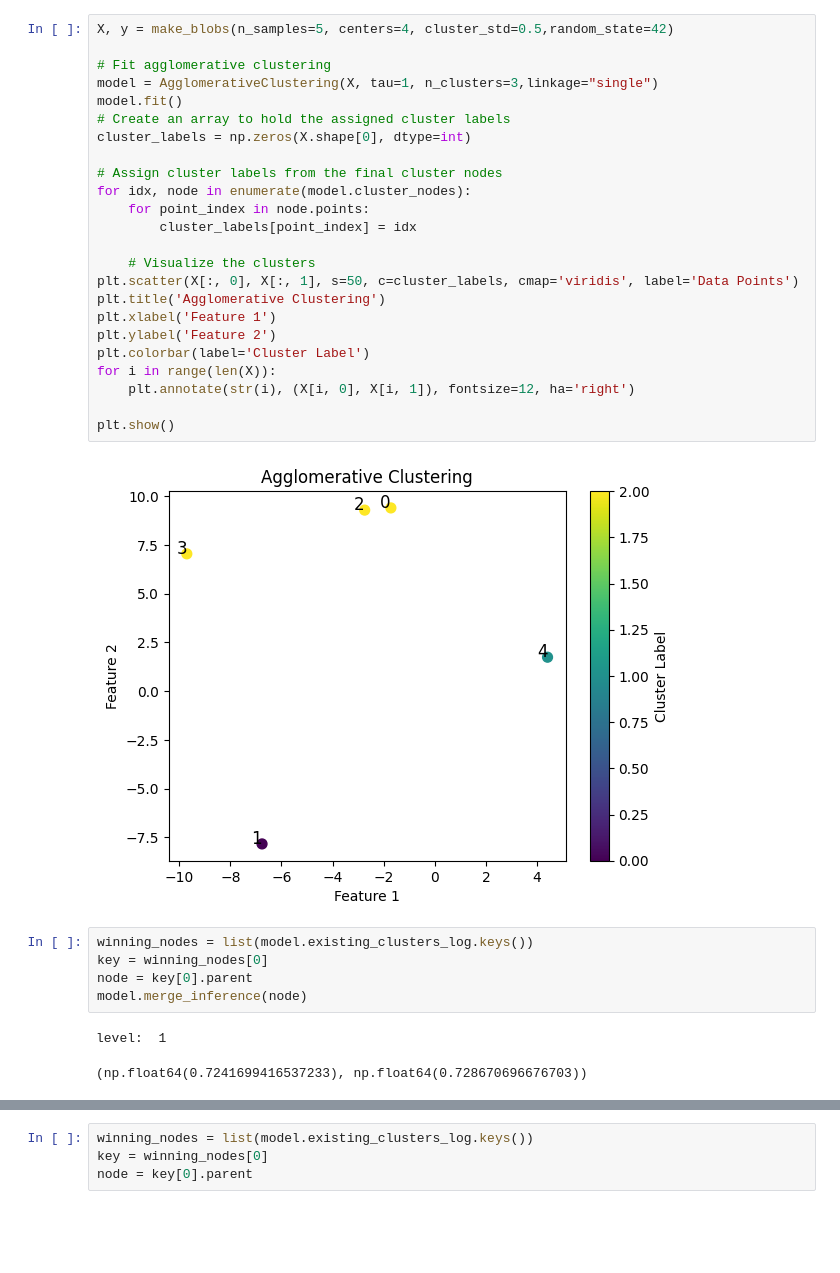
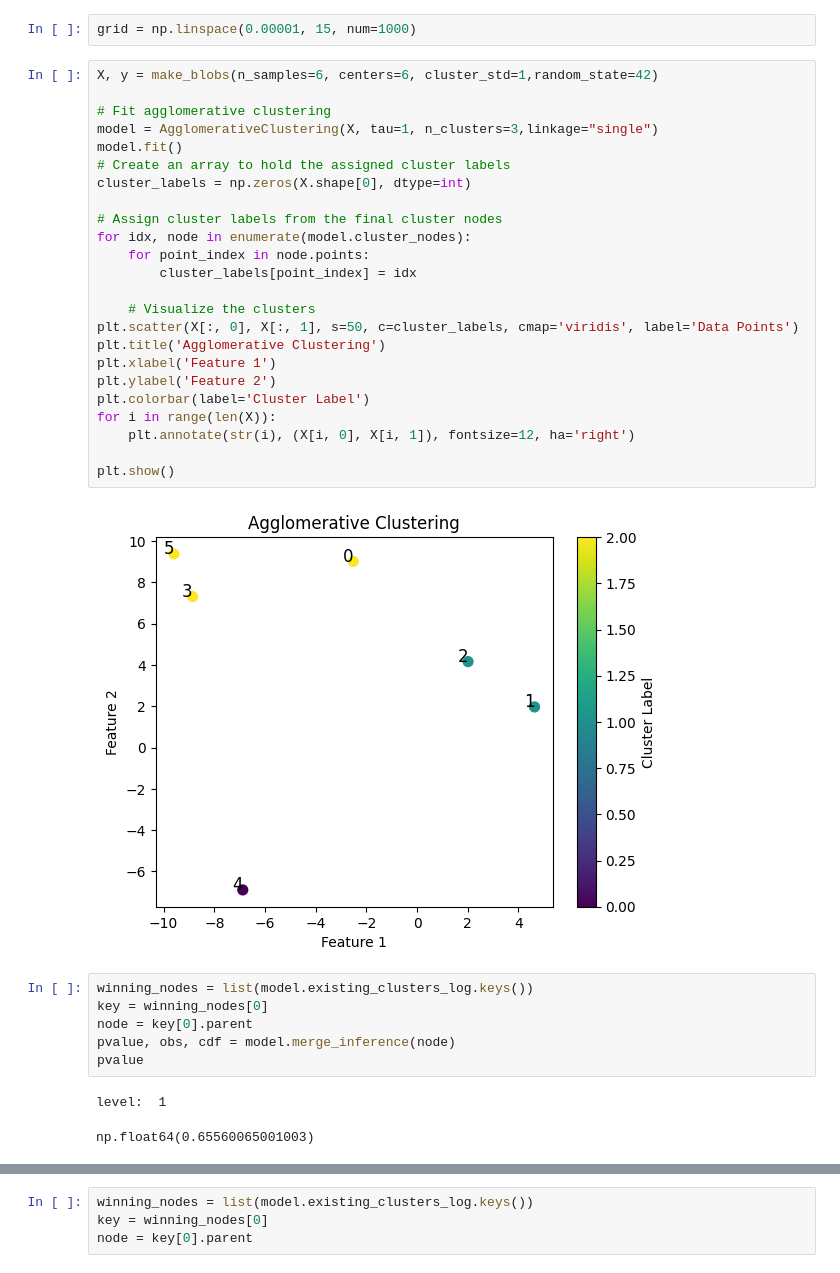
Before and after one commit to judywu4800/SI_HierarchicalClustering, a Jupyter notebook: test_file.ipynb, the cells around one changed output, grey strips where cells are left out. Saved outputs shown, nothing was run; the diff lists cells and outputs as text; blank space fills up the shorter version.

```diff
--- a/test_file.ipynb
+++ b/test_file.ipynb
@@ -7,34 +94,37 @@ from sklearn.metrics import silhouette_score
+# %%
+grid = np.linspace(0.00001, 15, num=1000)
 # %%
-X, y = make_blobs(n_samples=5, centers=4, cluster_std=0.5,random_state=42)
+X, y = make_blobs(n_samples=6, centers=6, cluster_std=1,random_state=42)
 
 # Fit agglomerative clustering
 model = AgglomerativeClustering(X, tau=1, n_clusters=3,linkage="single")
 model.fit()
 # Create an array to hold the assigned cluster labels
 cluster_labels = np.zeros(X.shape[0], dtype=int)
 
 # Assign cluster labels from the final cluster nodes
 for idx, node in enumerate(model.cluster_nodes):
     for point_index in node.points:
         cluster_labels[point_index] = idx
 
     # Visualize the clusters
 plt.scatter(X[:, 0], X[:, 1], s=50, c=cluster_labels, cmap='viridis', label='Data Points')
 plt.title('Agglomerative Clustering')
 plt.xlabel('Feature 1')
 plt.ylabel('Feature 2')
 plt.colorbar(label='Cluster Label')
 for i in range(len(X)):
     plt.annotate(str(i), (X[i, 0], X[i, 1]), fontsize=12, ha='right')
 
 plt.show()
 # %% [output]
-[figure, old version]
+[figure, new version]
 # %%
 winning_nodes = list(model.existing_clusters_log.keys())
 key = winning_nodes[0]
 node = key[0].parent
-model.merge_inference(node)
+pvalue, obs, cdf = model.merge_inference(node)
+pvalue
 # %% [output]
 level:  1
-(np.float64(0.7241699416537233), np.float64(0.728670696676703))
+np.float64(0.65560065001003)
```
Also changed, not shown: parts of 14 cells of this notebook, 1 other file.
